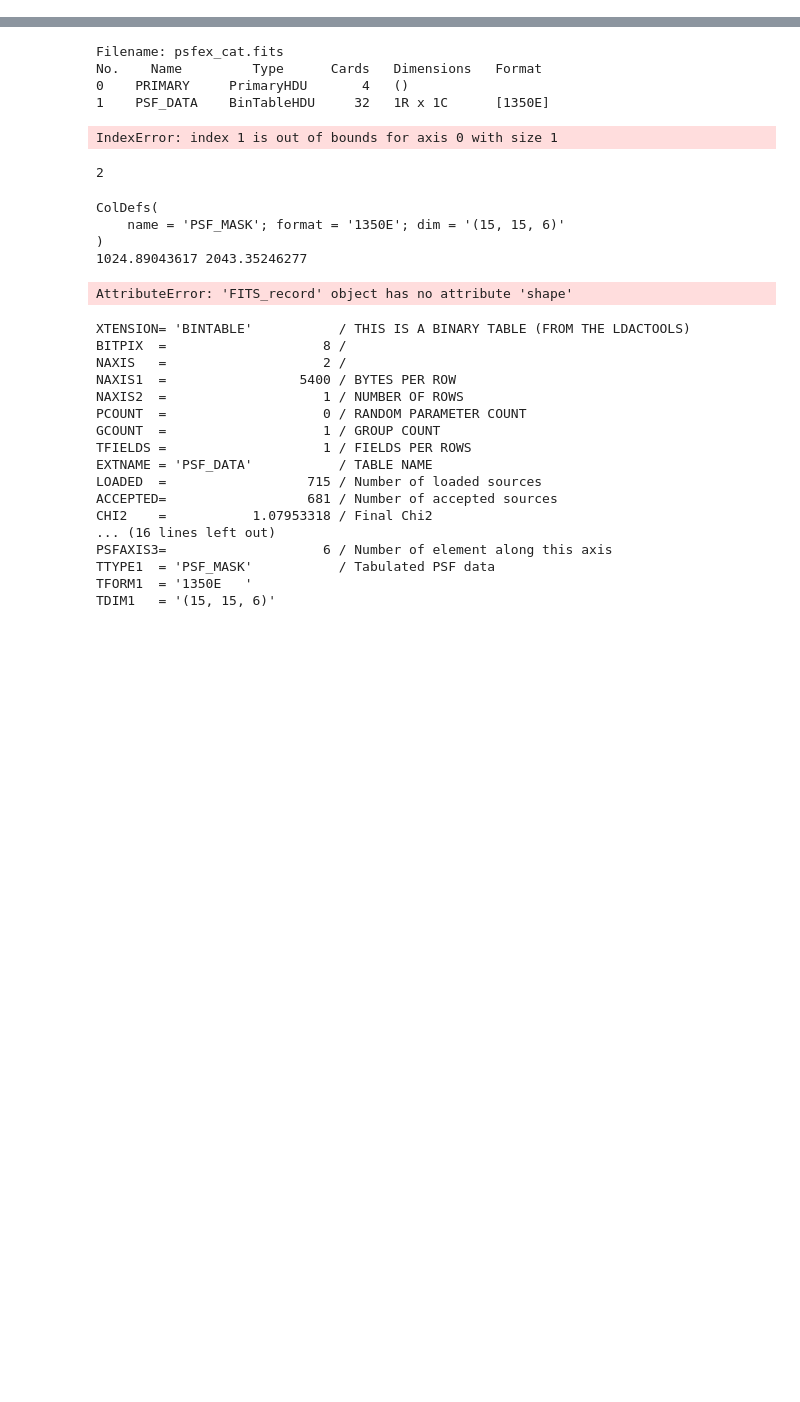
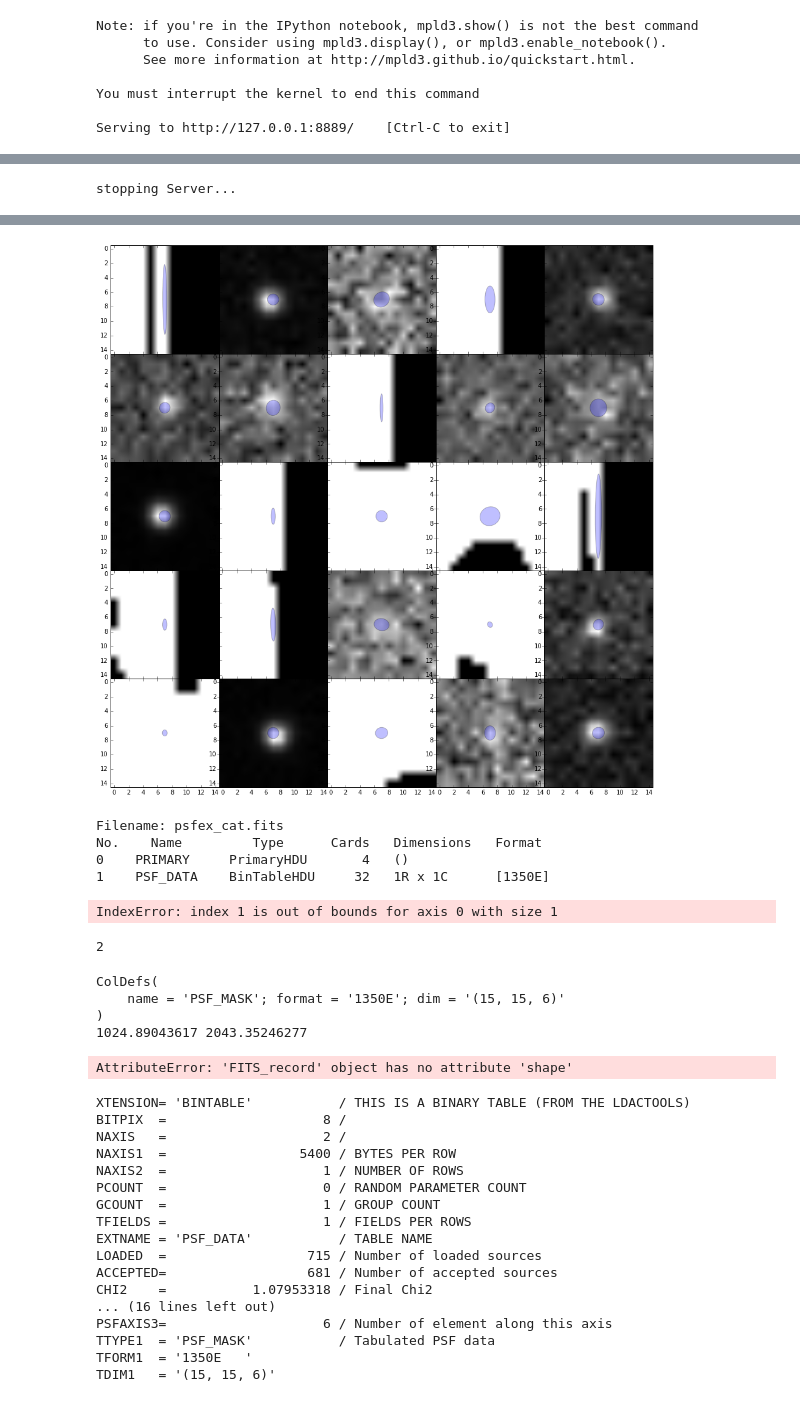
Before and after one commit to gaztanaga/legacypipe, a Jupyter notebook: py/legacypipe/plot_se_pfex_tractor.ipynb, the cells around one changed output, grey strips where cells are left out. Drawn from its saved outputs; the diff is of its cells as text; code cells hidden in the pictures; blank space fills up the shorter version.

```diff
--- a/py/legacypipe/plot_se_pfex_tractor.ipynb
+++ b/py/legacypipe/plot_se_pfex_tractor.ipynb
@@ -66,0 +156,74 @@ cx,cy=  2048.0 1024.0 wh=  200
+# %%
+# def plot_image(ax,imgfn):
+#     a=fits.open(imgfn)
+#     img=a[0].data.shape
+#     for i in len(ax): plt.imshow(img,cmap=plt.get_cmap('gray'))
+
+def plot_se(imgfn,se_cat_fn,wh=500):
+    #se catalogue
+    a=fits.open(se_cat_fn)
+    a2=a[2].data
+    cols= a[2].columns
+    #vignettes
+    tmp=fits.open(imgfn)
+    img=tmp[0].data
+    cx,cy= img.shape[0]/2.,img.shape[1]/2.
+    x_index=np.logical_and(a2['XWIN_IMAGE'] > cx-wh/2.,a2['XWIN_IMAGE'] < cx+wh/2.)
+    y_index=np.logical_and(a2['YWIN_IMAGE'] > cy-wh/2.,a2['YWIN_IMAGE'] < cy+wh/2.)
+    xy=np.logical_and(x_index,y_index)
+    #plot
+    rows,cols=5,5
+    fig,axes=plt.subplots(rows,cols)
+    plt.subplots_adjust(hspace=0, wspace=0)
+    fig.set_size_inches(16.,16.)
+    ax=axes.flatten()
+#     from pylab import rcParams
+#     rcParams['figure.figsize'] = 16, 16
+#     rows,cols=6,6
+    ima = {} #dict(interpolation='nearest', origin='lower')
+    num= np.min([a2['XWIN_IMAGE'][xy].shape[0],rows*cols])
+    for i in range(num):
+#         p2, p98 = np.percentile(a2['VIGNET'][xy][i], (2, 98))
+#         img_rescale = exposure.rescale_intensity(a2['VIGNET'][xy][i], in_range=(p2, p98))
+#         ax[i].imshow(img_rescale, cmap=plt.get_cmap('gray'),**ima)
+        ax[i].imshow(a2['VIGNET'][xy][i], cmap=plt.get_cmap('gray'),**ima)
+        ellip= Ellipse(xy= (7,7),\
+                               width=2*a2['AWIN_IMAGE'][xy][i], \
+                               height=2*a2['BWIN_IMAGE'][xy][i],\
+                               angle=a2['THETAWIN_IMAGE'][xy][i])
+        ax[i].add_artist(ellip)
+        ellip.set_alpha(0.25)
+        ellip.set_facecolor('b')
+#     #object shapes
+#     ells=[]
+#     cnt=0
+#     for x,y,a,b,theta in zip(a2['XWIN_IMAGE'][xy],a2['YWIN_IMAGE'][xy],\
+#                 a2['AWIN_IMAGE'][xy],a2['BWIN_IMAGE'][xy],a2['THETAWIN_IMAGE'][xy]):
+#         cnt+=1
+#         if cnt <= 10: print "x,y,a,b,theta= ",x,y,a,b,theta
+#         ells.append(Ellipse(xy=[x,y], width=2*a, height=2*b, angle=theta))
+# #     ells = [Ellipse(xy=[x,y], width=2*a, height=2*b, angle=theta)
+# #         for x,y,a,b,theta in zip(a2['XWIN_IMAGE'],a2['YWIN_IMAGE'],\
+# #                 a2['AWIN_IMAGE'],a2['BWIN_IMAGE'],a2['THETAWIN_IMAGE'])]
+#     fig,ax = plt.subplots()
+#     for e in ells:
+#         ax.add_artist(e)
+#         e.set_clip_box(ax.bbox)
+
+#     print 'cx,cy= ',cx,cy,'wh= ',wh
+#     ax.set_xlim(cx-wh/2.,cx+wh/2.)
+#     ax.set_ylim(cy-wh/2.,cy+wh/2.)
+#     plt.show()
+    mpld3.show()
+
+imgfn='../../../se_psfex/PTF_201101245111_i_p_scie_t121602_u009806956_f02_p002845_c10.fits'
+sefn='../../../se_psfex/se_cat3.fits'
+plot_se(imgfn,sefn)
+# %% [output]
+Note: if you're in the IPython notebook, mpld3.show() is not the best command
+      to use. Consider using mpld3.display(), or mpld3.enable_notebook().
+      See more information at http://mpld3.github.io/quickstart.html.
+
+You must interrupt the kernel to end this command
+
+Serving to http://127.0.0.1:8889/    [Ctrl-C to exit]
@@ -66,0 +234 @@ cx,cy=  2048.0 1024.0 wh=  200
+stopping Server...
@@ -67,3 +236,4 @@ cx,cy=  2048.0 1024.0 wh=  200
+[figure, added]
 # %%
 a=fits.open('psfex_cat.fits')
 a.info()
```
Also changed, not shown: parts of 15 cells of this notebook.
